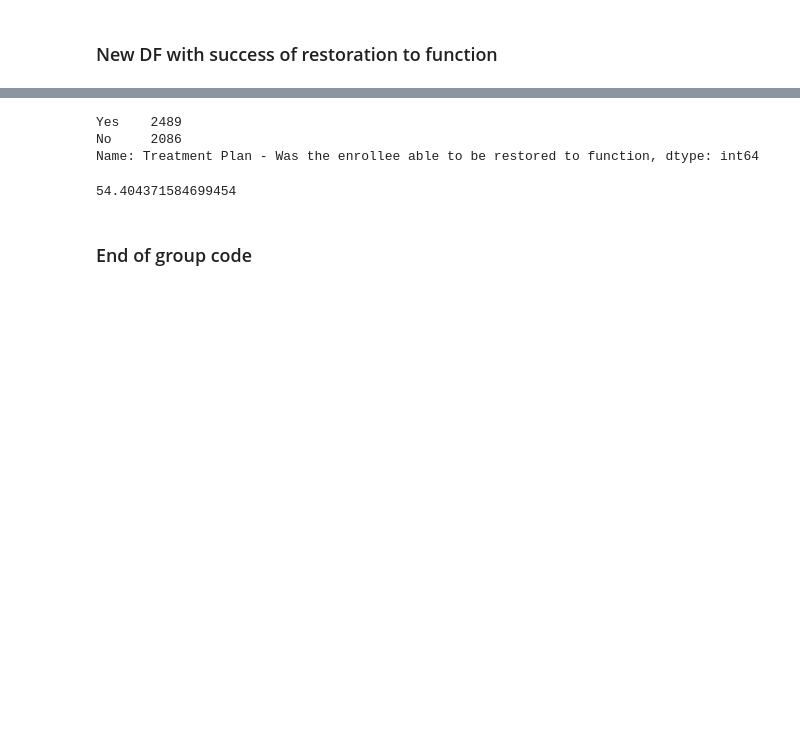
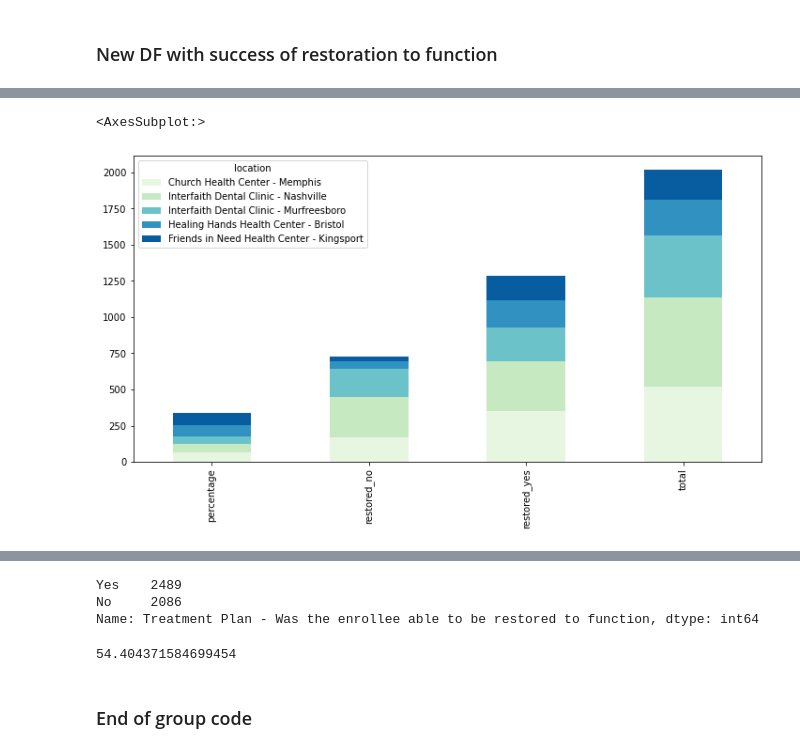
Before and after one commit to bsfcs/smile-on-aquaman, a Jupyter notebook: notebooks/eda-of-smile-on-data.ipynb, the cells around one changed output, grey strips where cells are left out. Drawn from its saved outputs; the diff is of its cells as text; code cells hidden in the pictures; blank space fills up the shorter version.

```diff
--- a/notebooks/eda-of-smile-on-data.ipynb
+++ b/notebooks/eda-of-smile-on-data.ipynb
@@ -173,0 +231,11 @@ combo
+# %%
+from matplotlib.colors import ListedColormap
+
+combo_5.set_index('location')\
+  .reindex(combo_5.set_index('location').sum().sort_values().index, axis=1)\
+  .T.plot(kind='bar', stacked=True,
+          colormap=ListedColormap(sns.color_palette("GnBu", 10)),
+          figsize=(12,6))
+# %% [output]
+<AxesSubplot:>
+[figure, added]
```
Also changed, not shown: parts of 9 cells of this notebook.
